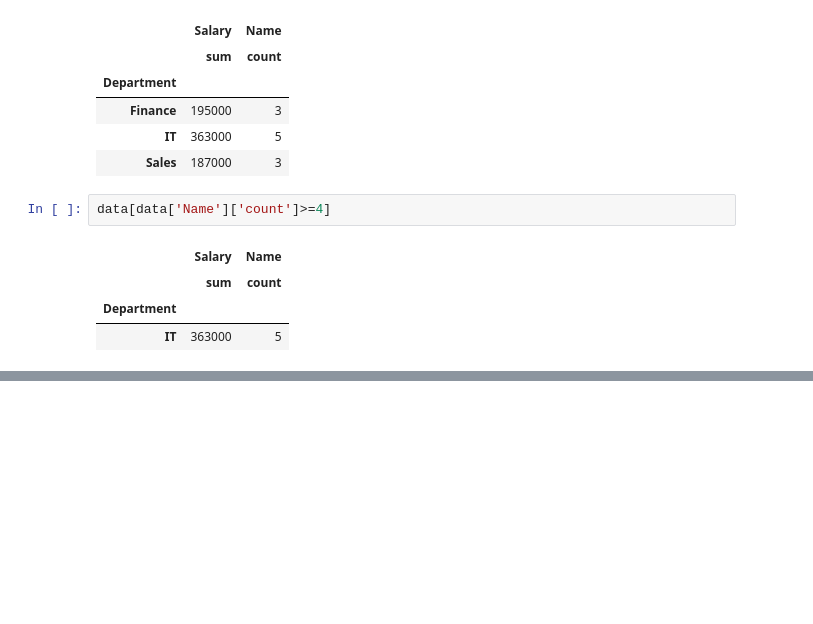
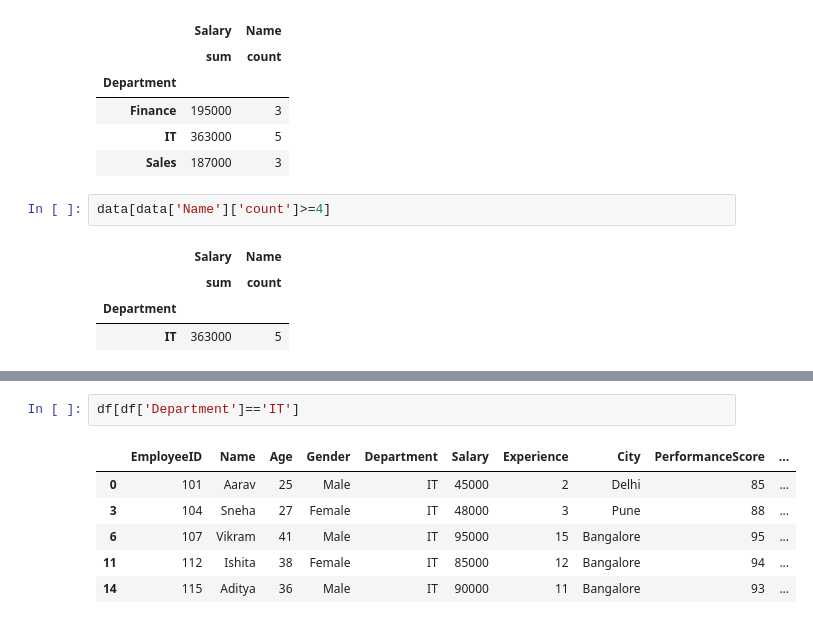
Before and after one commit to Mee-SUJAL/Employee-data-analysis, a Jupyter notebook: Employee_insights_citywise.ipynb, the cells around one changed output, grey strips where cells are left out. Drawn from its saved outputs; the diff is of its cells as text; blank space fills up the shorter version.

```diff
--- a/Employee_insights_citywise.ipynb
+++ b/Employee_insights_citywise.ipynb
@@ -360,0 +380,9 @@ data[data['Name']['count']>=4]
+# %%
+df[df['Department']=='IT']
+# %% [output]
+|  | EmployeeID | Name | Age | Gender | Department | Salary | Experience | City | PerformanceScore | ... |
+| 0 | 101 | Aarav | 25 | Male | IT | 45000 | 2 | Delhi | 85 | ... |
+| 3 | 104 | Sneha | 27 | Female | IT | 48000 | 3 | Pune | 88 | ... |
+| 6 | 107 | Vikram | 41 | Male | IT | 95000 | 15 | Bangalore | 95 | ... |
+| 11 | 112 | Ishita | 38 | Female | IT | 85000 | 12 | Bangalore | 94 | ... |
+| 14 | 115 | Aditya | 36 | Male | IT | 90000 | 11 | Bangalore | 93 | ... |
```
Also changed, not shown: parts of 18 cells of this notebook.
